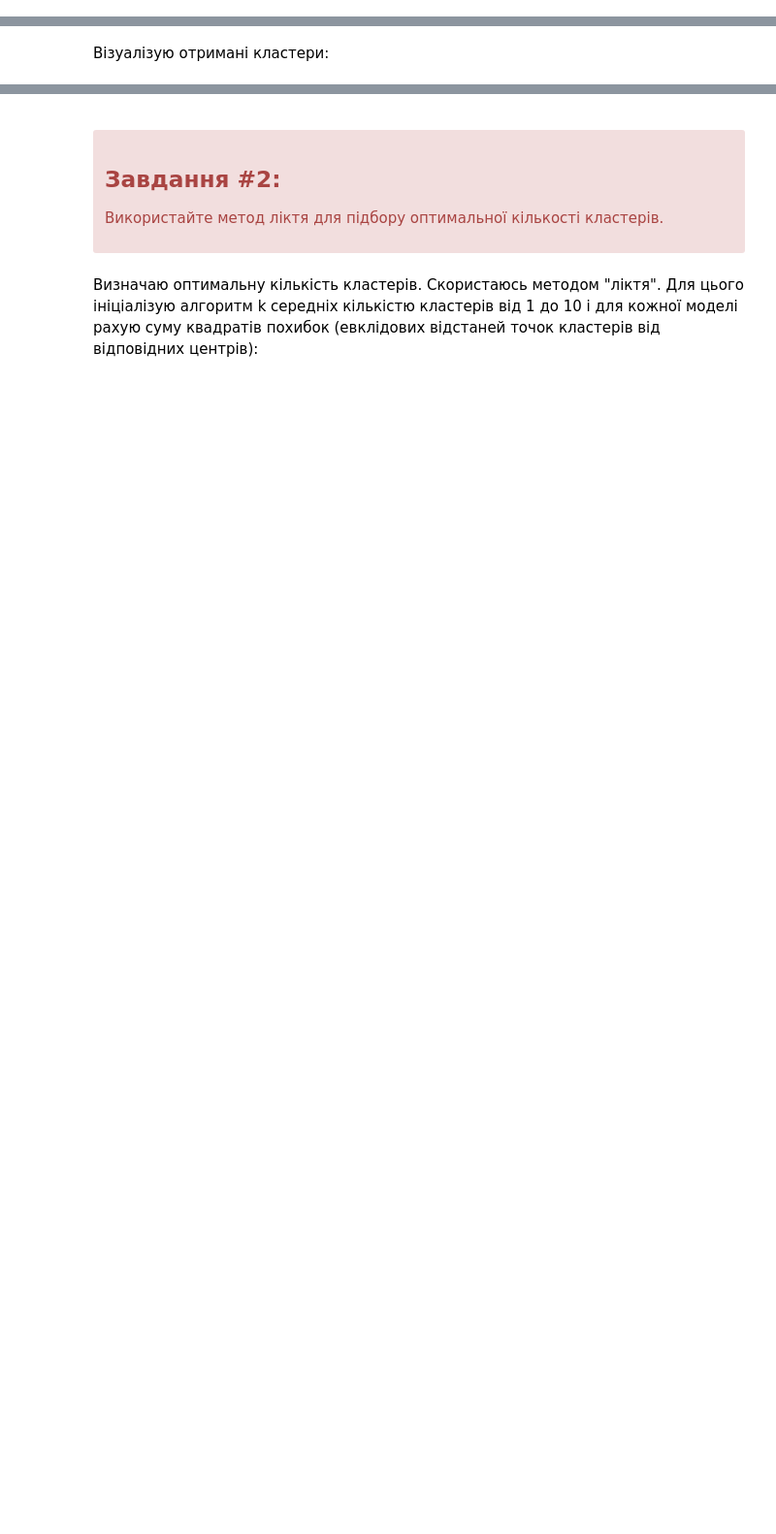
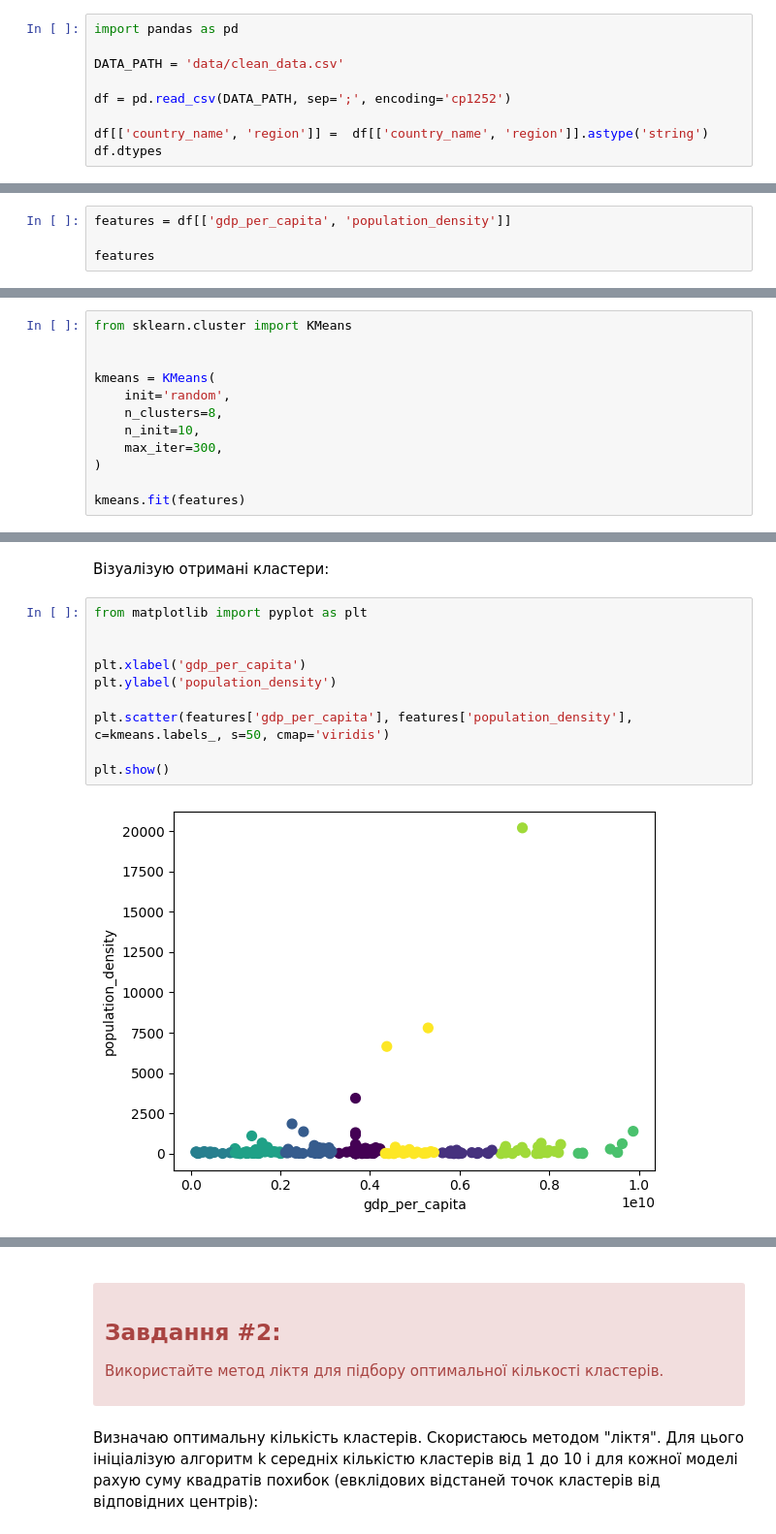
Before and after one commit to sokolovgit/data_analysis, a Jupyter notebook: py_lab5/lab5.ipynb, the cells around one changed output, grey strips where cells are left out. Shown at 97% size. Cells and saved outputs as stored; diff of their text form; blank space fills up the shorter version.

```diff
--- a/py_lab5/lab5.ipynb
+++ b/py_lab5/lab5.ipynb
@@ -36,0 +35,9 @@
+# %%
+import pandas as pd
+
+DATA_PATH = 'data/clean_data.csv'
+
+df = pd.read_csv(DATA_PATH, sep=';', encoding='cp1252')
+
+df[['country_name', 'region']] =  df[['country_name', 'region']].astype('string')
+df.dtypes
@@ -37,2 +53,6 @@
 # %% [markdown]
 Виділяю параметри для кластеризації
+# %%
+features = df[['gdp_per_capita', 'population_density']]
+
+features
@@ -39,2 +73,14 @@
 # %% [markdown]
 Будую модель методом k середніх з кількістю кластерів 8
+# %%
+from sklearn.cluster import KMeans
+
+
+kmeans = KMeans(
+    init='random',
+    n_clusters=8,
+    n_init=10,
+    max_iter=300,
+)
+
+kmeans.fit(features)
@@ -45,2 +117,14 @@
 # %% [markdown]
 <p>Візуалізую отримані кластери:</p>
+# %%
+from matplotlib import pyplot as plt
+
+
+plt.xlabel('gdp_per_capita')
+plt.ylabel('population_density')
+
+plt.scatter(features['gdp_per_capita'], features['population_density'], c=kmeans.labels_, s=50, cmap='viridis')
+
+plt.show()
+# %% [output]
+[figure, added]
```
Also changed, not shown: parts of 45 cells of this notebook.
